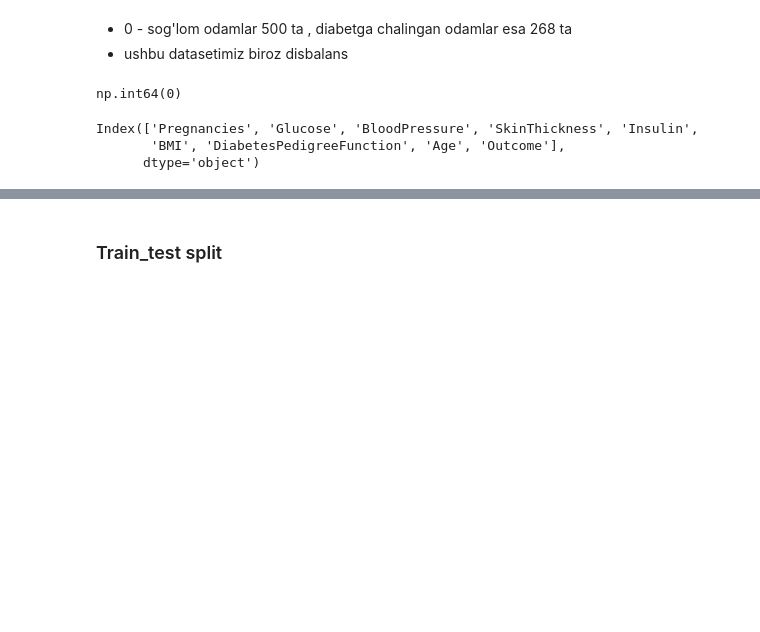
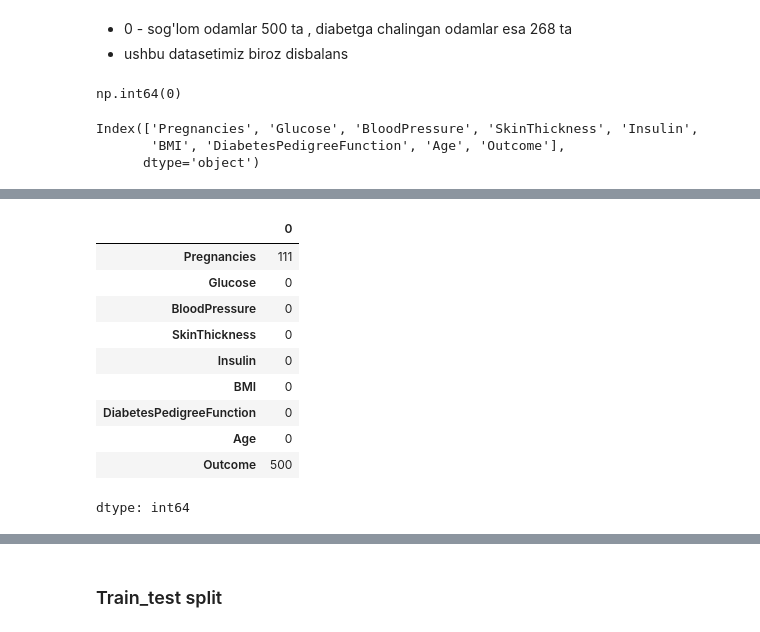
Before and after one commit to izzat-ai/learning-ai, a Jupyter notebook: projects/diabet_project/diabetes_project.ipynb, the cells around one changed output, grey strips where cells are left out. Drawn from its saved outputs; the diff is of its cells as text; code cells hidden in the pictures; blank space fills up the shorter version.

```diff
--- a/projects/diabet_project/diabetes_project.ipynb
+++ b/projects/diabet_project/diabetes_project.ipynb
@@ -148,3 +106,8 @@ df.columns
 Index(['Pregnancies', 'Glucose', 'BloodPressure', 'SkinThickness', 'Insulin',
        'BMI', 'DiabetesPedigreeFunction', 'Age', 'Outcome'],
       dtype='object')
+# %%
+# 0 bo'lishi mumkin bo'magan ustunlarni 0 larini NaN qilish
+zeros_cols = ['Glucose', 'BloodPressure', 'SkinThickness', 'Insulin', 'BMI']
+df[zeros_cols] = df[zeros_cols].replace(0, np.nan)
+df.isnull().sum()
@@ -150,0 +126,15 @@ Index(['Pregnancies', 'Glucose', 'BloodPressure', 'SkinThickness', 'Insulin',
+# %%
+# 0 lar qomaganini tekshirish
+(df == 0).sum()
+# %% [output]
+|  | 0 |
+| Pregnancies | 111 |
+| Glucose | 0 |
+| BloodPressure | 0 |
+| SkinThickness | 0 |
+| Insulin | 0 |
+| BMI | 0 |
+| DiabetesPedigreeFunction | 0 |
+| Age | 0 |
+| Outcome | 500 |
+dtype: int64
```
Also changed, not shown: parts of 37 cells of this notebook.
